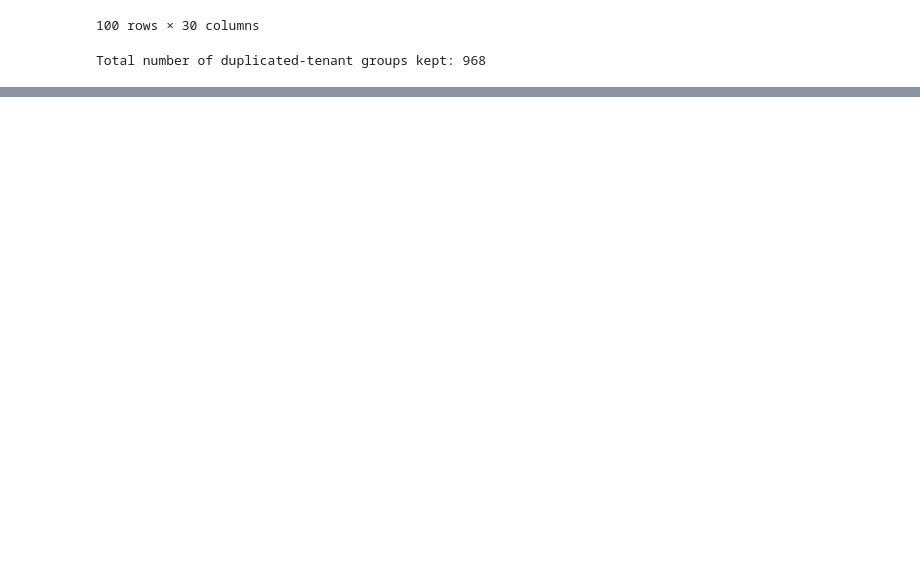
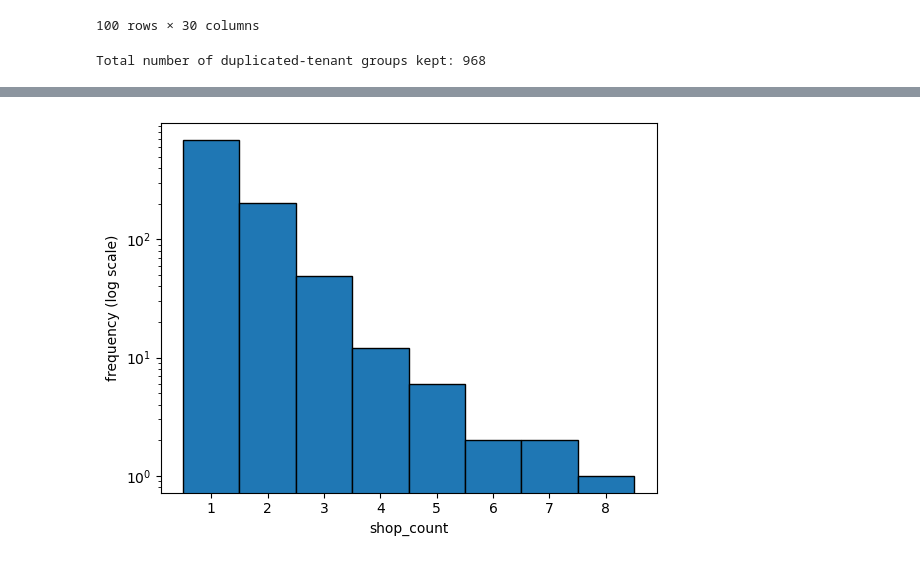
Before and after one commit to camillelnne/venice-agents, a Jupyter notebook: notebooks/data_exploration.ipynb, the cells around one changed output, grey strips where cells are left out. Cells and saved outputs as stored; diff of their text form; code cells hidden in the pictures; blank space fills up the shorter version.

```diff
--- a/notebooks/data_exploration.ipynb
+++ b/notebooks/data_exploration.ipynb
@@ -130,0 +273,3 @@ Total number of duplicated-tenant groups kept: 968
+# %%
+merchants = pd.read_parquet("../public/data/merchants_dataset.parquet")
+merchants.head()
@@ -130,0 +283,18 @@ Total number of duplicated-tenant groups kept: 968
+# %%
+import matplotlib.pyplot as plt
+import numpy as np
+
+s = merchants["shop_count"].dropna().astype(int)
+minv, maxv = s.min(), s.max()
+
+# create half-step bins so bars are centered on integers
+bins = np.arange(minv - 0.5, maxv + 1.5, 1)
+
+fig, ax = plt.subplots()
+ax.hist(s, bins=bins, log=True, edgecolor="black")
+ax.set_xticks(np.arange(minv, maxv + 1))   # tick positions under bars (integer centers)
+ax.set_xlabel("shop_count")
+ax.set_ylabel("frequency (log scale)")
+plt.show()
+# %% [output]
+[figure, added]
```
Also changed, not shown: parts of 10 cells of this notebook, 7 other files.
